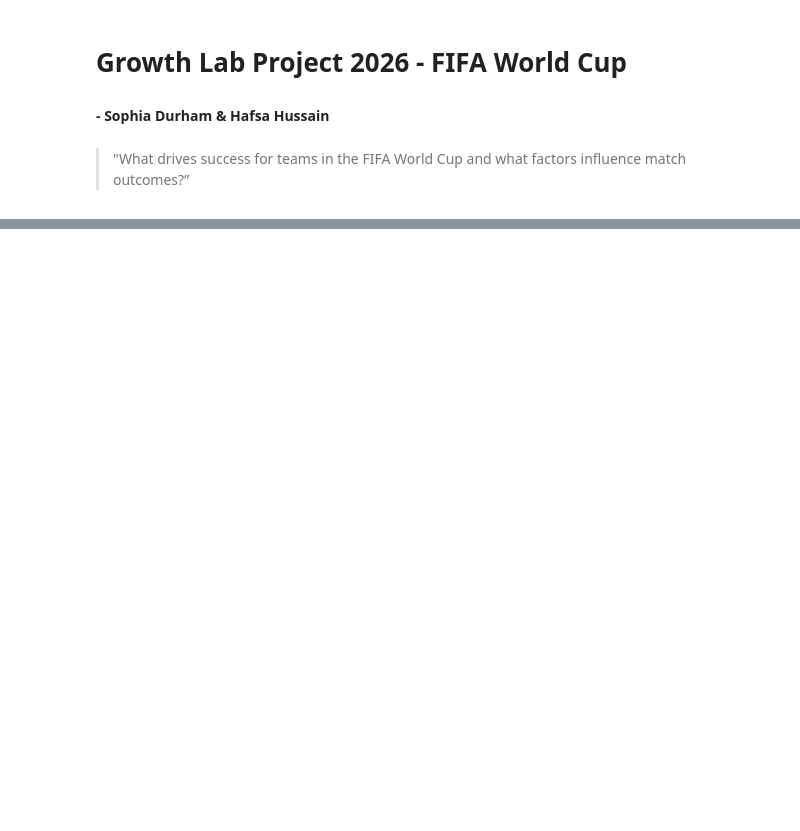
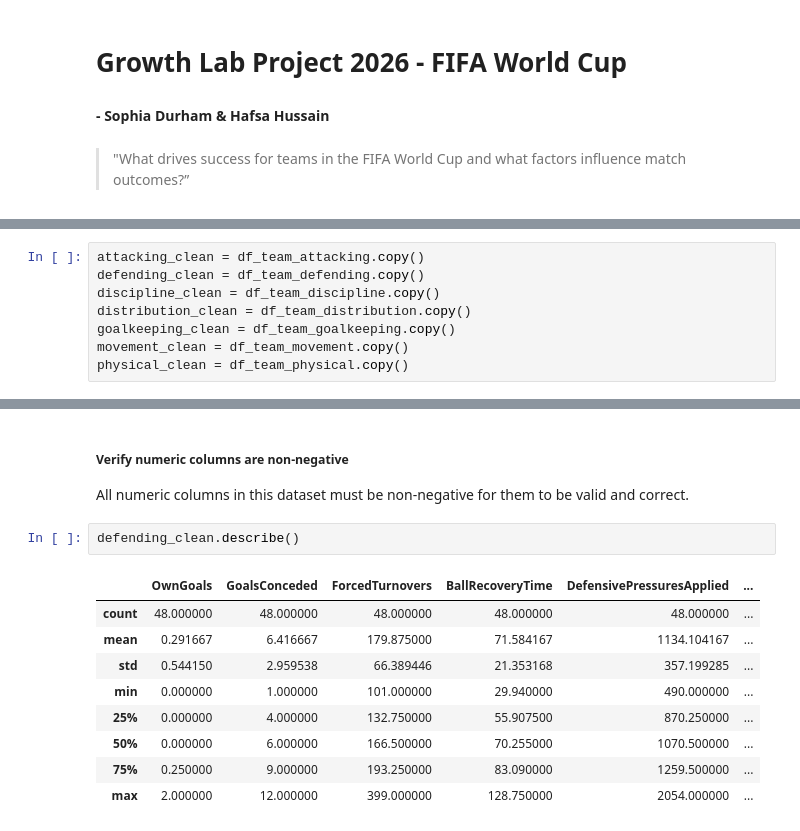
Before and after one commit to sdurham1606/Fifa-2026-World-Cup-Project, a Jupyter notebook: notebooks/world_cup.ipynb, the cells around one changed output, grey strips where cells are left out. Drawn from its saved outputs; the diff is of its cells as text; blank space fills up the shorter version.

Commit message:
Added more in depth cleaning of 2026 datasets. Added more explanations.

```diff
--- a/notebooks/world_cup.ipynb
+++ b/notebooks/world_cup.ipynb
@@ -376,0 +58,8 @@ winning_teams = df_all_editions['champion'].value_counts()
+# %%
+attacking_clean = df_team_attacking.copy()
+defending_clean = df_team_defending.copy()
+discipline_clean = df_team_discipline.copy()
+distribution_clean = df_team_distribution.copy()
+goalkeeping_clean = df_team_goalkeeping.copy()
+movement_clean = df_team_movement.copy()
+physical_clean = df_team_physical.copy()
@@ -376,0 +243,15 @@ winning_teams = df_all_editions['champion'].value_counts()
+# %% [markdown]
+##### Verify numeric columns are non-negative
+All numeric columns in this dataset must be non-negative for them to be valid and correct.
+# %%
+defending_clean.describe()
+# %% [output]
+|  | OwnGoals | GoalsConceded | ForcedTurnovers | BallRecoveryTime | DefensivePressuresApplied | ... |
+| count | 48.000000 | 48.000000 | 48.000000 | 48.000000 | 48.000000 | ... |
+| mean | 0.291667 | 6.416667 | 179.875000 | 71.584167 | 1134.104167 | ... |
+| std | 0.544150 | 2.959538 | 66.389446 | 21.353168 | 357.199285 | ... |
+| min | 0.000000 | 1.000000 | 101.000000 | 29.940000 | 490.000000 | ... |
+| 25% | 0.000000 | 4.000000 | 132.750000 | 55.907500 | 870.250000 | ... |
+| 50% | 0.000000 | 6.000000 | 166.500000 | 70.255000 | 1070.500000 | ... |
+| 75% | 0.250000 | 9.000000 | 193.250000 | 83.090000 | 1259.500000 | ... |
+| max | 2.000000 | 12.000000 | 399.000000 | 128.750000 | 2054.000000 | ... |
```
Also changed, not shown: parts of 170 cells of this notebook, 1 other file.
